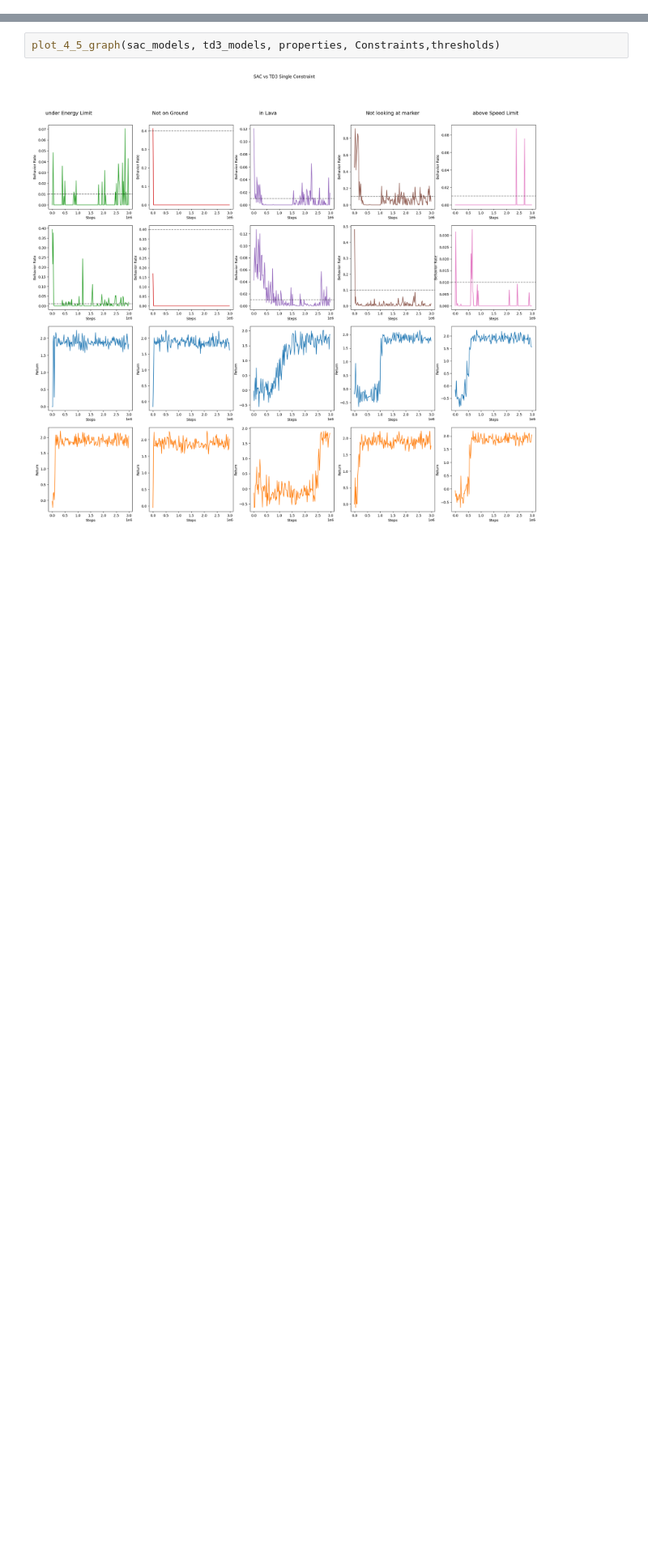
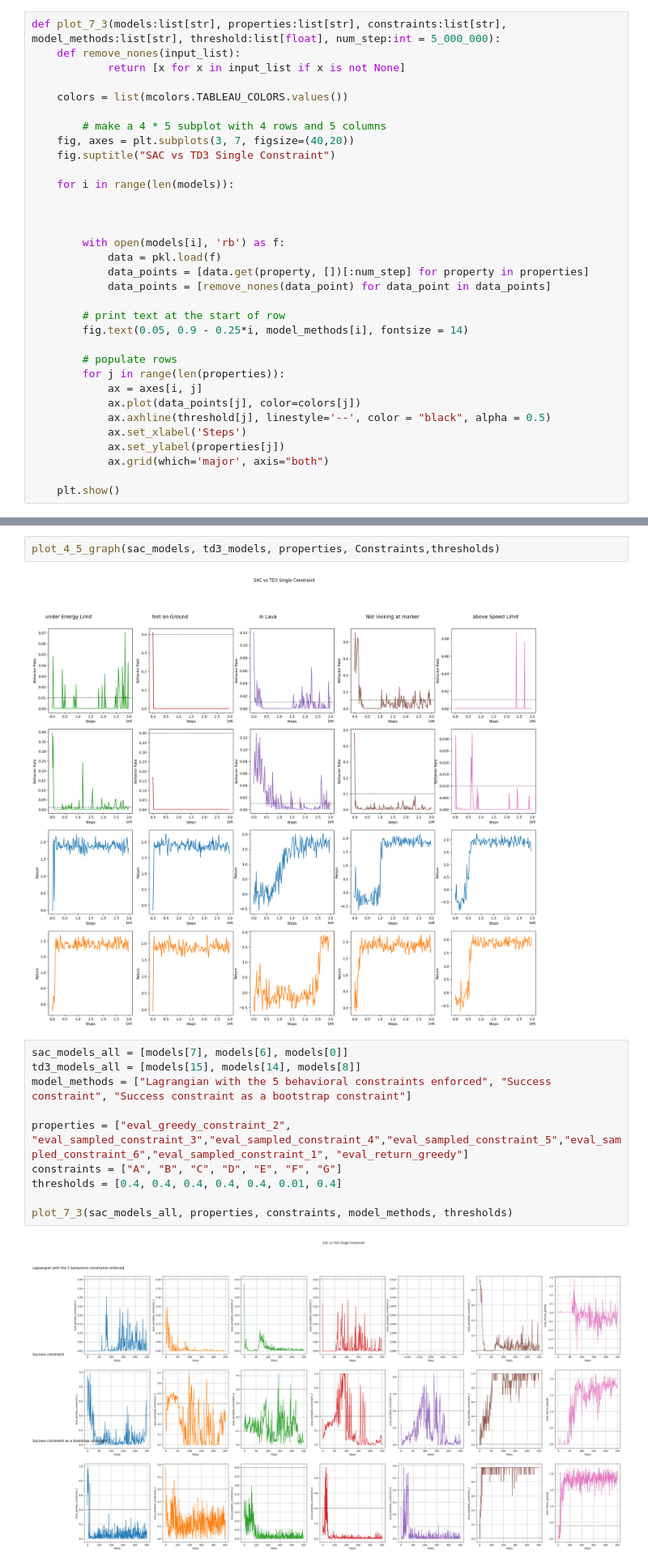
Before and after one commit to Anirudh-S-Kumar/DirectBehaviorSpecification, a Jupyter notebook: plots/make_plots.ipynb, the cells around one changed output, grey strips where cells are left out. Shown at 81% size. Drawn from its saved outputs; the diff is of its cells as text; blank space fills up the shorter version.

Commit message:
code for plotting all constraints

```diff
--- a/plots/make_plots.ipynb
+++ b/plots/make_plots.ipynb
@@ -110,6 +110,39 @@ def plot_4_5_graph(sac_models:list[str],td3_models:list[str], properties:list[st
         ax.set_ylabel("Return")
 
     plt.show()
+# %%
+def plot_7_3(models:list[str], properties:list[str], constraints:list[str], model_methods:list[str], threshold:list[float], num_step:int = 5_000_000):
+    def remove_nones(input_list):
+            return [x for x in input_list if x is not None]
+
+    colors = list(mcolors.TABLEAU_COLORS.values())
+
+        # make a 4 * 5 subplot with 4 rows and 5 columns
+    fig, axes = plt.subplots(3, 7, figsize=(40,20))
+    fig.suptitle("SAC vs TD3 Single Constraint")
+
+    for i in range(len(models)):
+
+
+
+        with open(models[i], 'rb') as f:
+            data = pkl.load(f)
+            data_points = [data.get(property, [])[:num_step] for property in properties]
+            data_points = [remove_nones(data_point) for data_point in data_points]
+
+        # print text at the start of row
+        fig.text(0.05, 0.9 - 0.25*i, model_methods[i], fontsize = 14)
+
+        # populate rows
+        for j in range(len(properties)):
+            ax = axes[i, j]
+            ax.plot(data_points[j], color=colors[j])
+            ax.axhline(threshold[j], linestyle='--', color = "black", alpha = 0.5)
+            ax.set_xlabel('Steps')
+            ax.set_ylabel(properties[j])
+            ax.grid(which='major', axis="both")
+
+    plt.show()
 # %%
 # print all folders in the directory using pathlib
 models = [folder for folder in pkl_dir.iterdir()]
@@ -147,3 +180,15 @@ thresholds = [0.01, 0.4, 0.01,0.1,0.01]
 plot_4_5_graph(sac_models, td3_models, properties, Constraints,thresholds)
 # %% [output]
 [figure]
+# %%
+sac_models_all = [models[7], models[6], models[0]]
+td3_models_all = [models[15], models[14], models[8]]
+model_methods = ["Lagrangian with the 5 behavioral constraints enforced", "Success constraint", "Success constraint as a bootstrap constraint"]
+
+properties = ["eval_greedy_constraint_2", "eval_sampled_constraint_3","eval_sampled_constraint_4","eval_sampled_constraint_5","eval_sampled_constraint_6","eval_sampled_constraint_1", "eval_return_greedy"]
+constraints = ["A", "B", "C", "D", "E", "F", "G"]
+thresholds = [0.4, 0.4, 0.4, 0.4, 0.4, 0.01, 0.4]
+
+plot_7_3(sac_models_all, properties, constraints, model_methods, thresholds)
+# %% [output]
+[figure, added]
```
